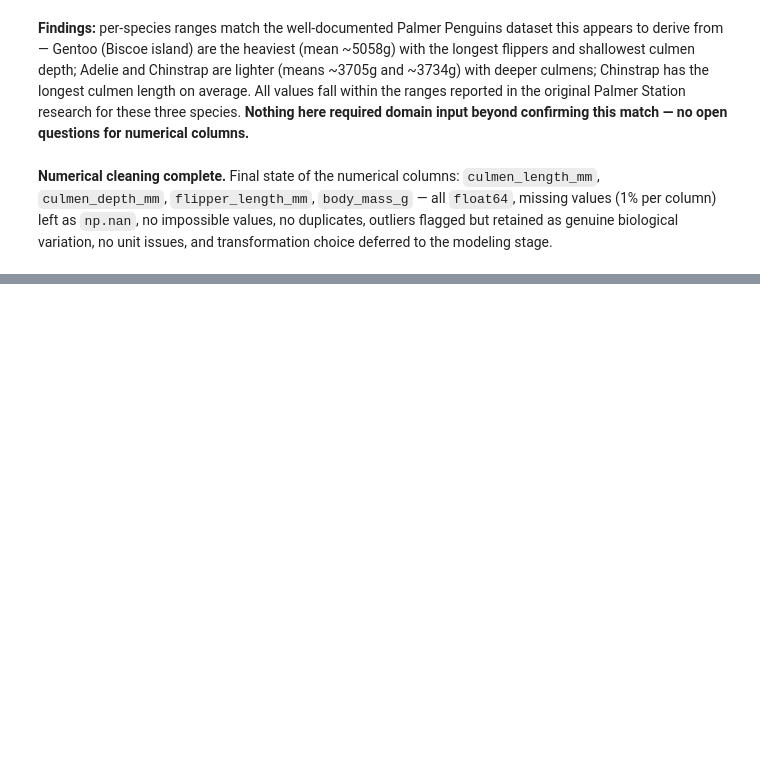
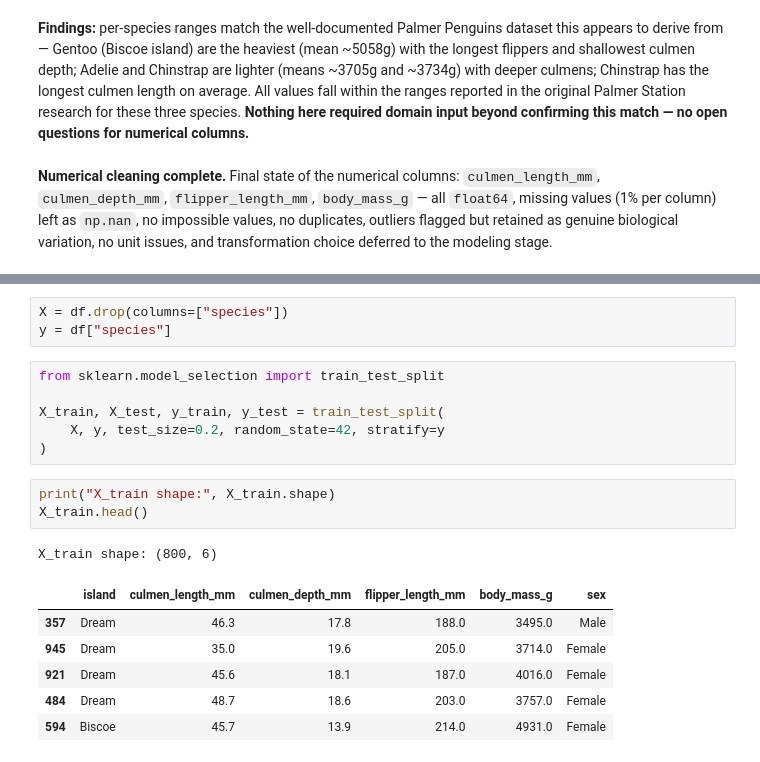
Before and after one commit to rohail410/Penguin-Species-Classification-Project, a Jupyter notebook: project.ipynb, the cells around one changed output, grey strips where cells are left out. Cells and saved outputs as stored; diff of their text form; blank space fills up the shorter version.

Commit message:
chore: add a train test split skill and use it

```diff
--- a/project.ipynb
+++ b/project.ipynb
@@ -732,0 +746,20 @@ df.groupby('species')[num_cols].agg(['min', 'max', 'mean']).round(1)
+# %%
+X = df.drop(columns=["species"])
+y = df["species"]
+# %%
+from sklearn.model_selection import train_test_split
+
+X_train, X_test, y_train, y_test = train_test_split(
+    X, y, test_size=0.2, random_state=42, stratify=y
+)
+# %%
+print("X_train shape:", X_train.shape)
+X_train.head()
+# %% [output]
+X_train shape: (800, 6)
+|  | island | culmen_length_mm | culmen_depth_mm | flipper_length_mm | body_mass_g | sex |
+| 357 | Dream | 46.3 | 17.8 | 188.0 | 3495.0 | Male |
+| 945 | Dream | 35.0 | 19.6 | 205.0 | 3714.0 | Female |
+| 921 | Dream | 45.6 | 18.1 | 187.0 | 4016.0 | Female |
+| 484 | Dream | 48.7 | 18.6 | 203.0 | 3757.0 | Female |
+| 594 | Biscoe | 45.7 | 13.9 | 214.0 | 4931.0 | Female |
```
Also changed, not shown: parts of 5 cells of this notebook, 3 other files.
